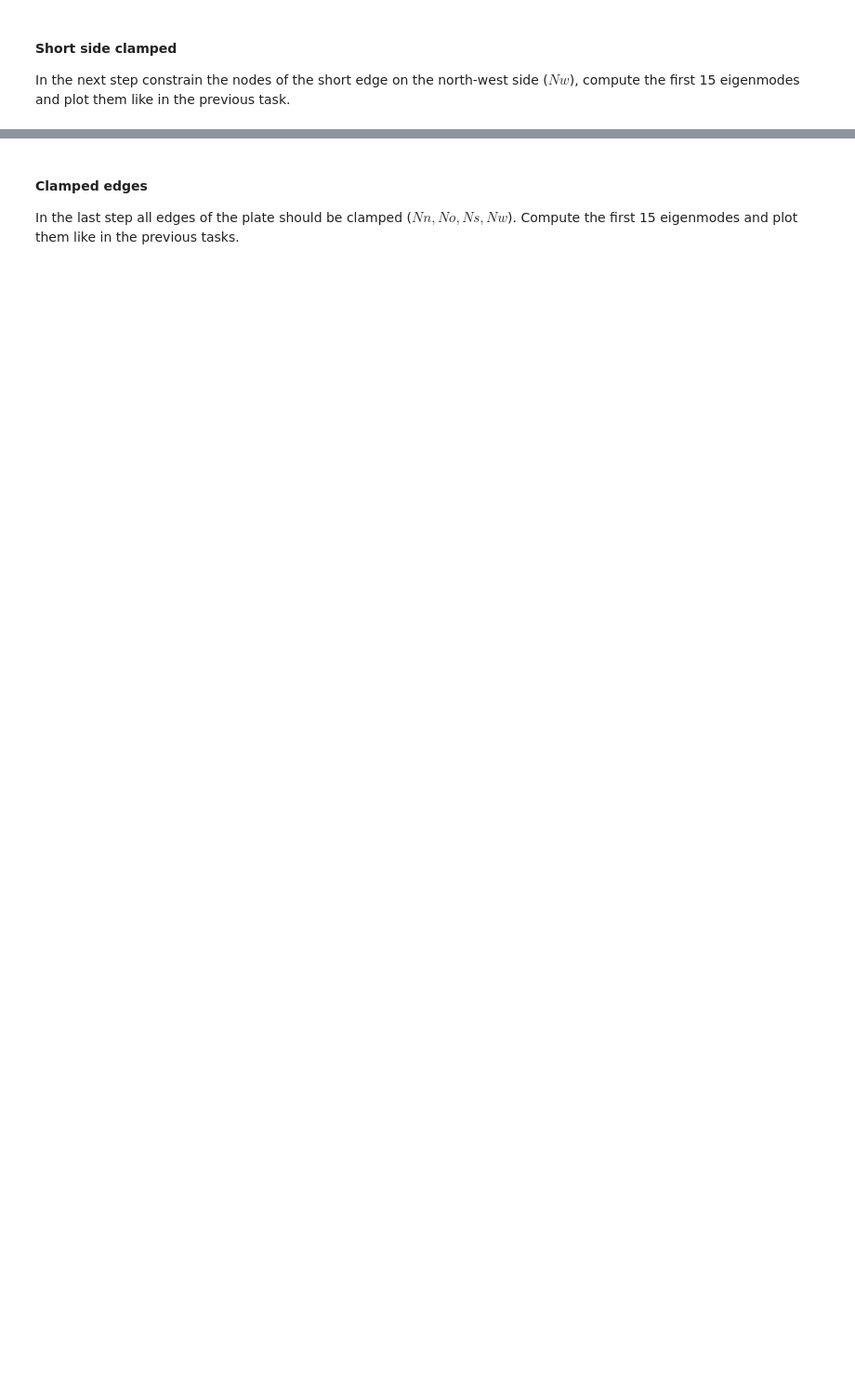
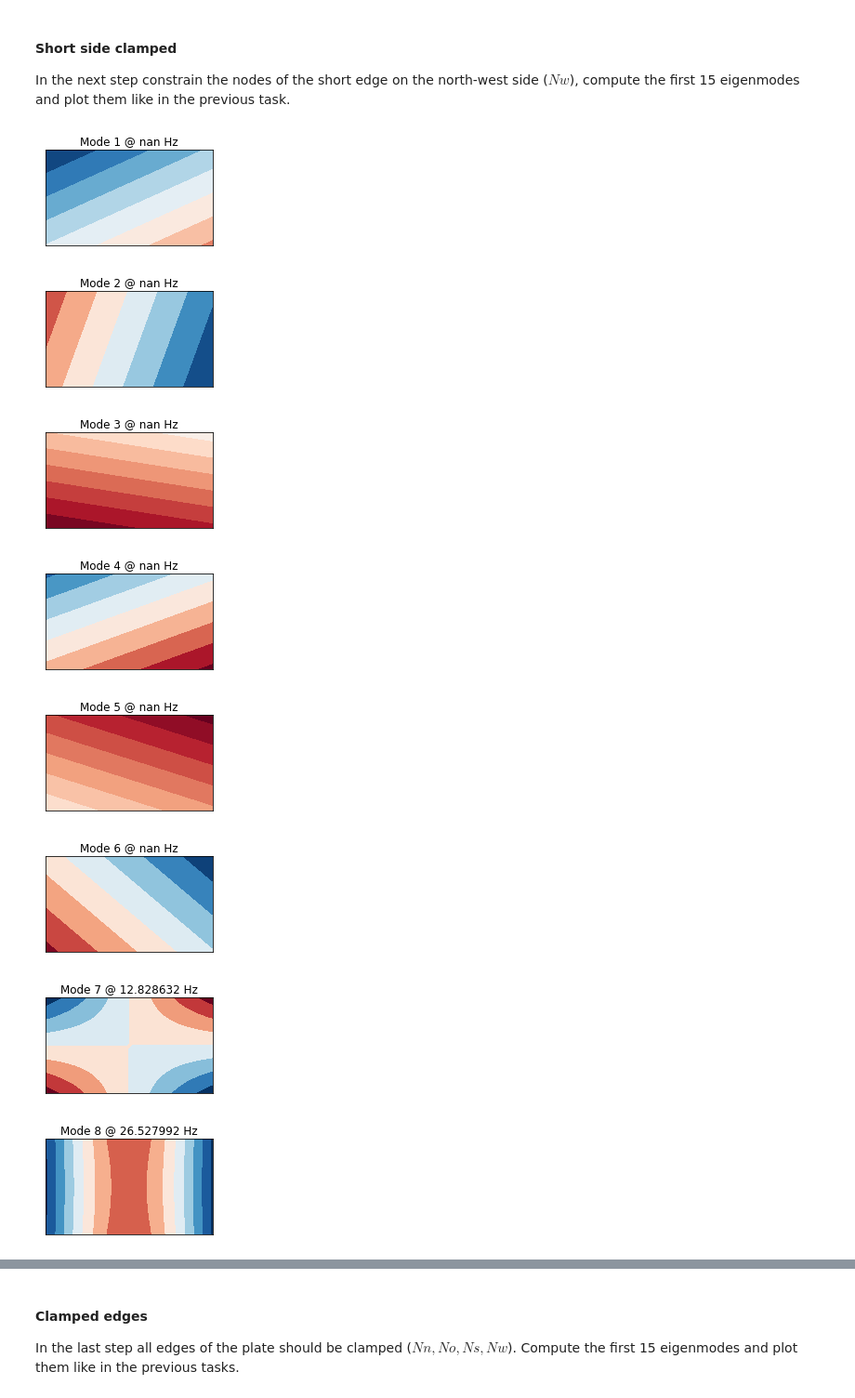
Before and after one commit to phmandl/modalanalyse, a Jupyter notebook: HW1/1_EigenvalueProblem_template.ipynb, the cells around one changed output, grey strips where cells are left out. Shown at 93% size. Saved outputs shown, nothing was run; the diff lists cells and outputs as text; code cells hidden in the pictures; blank space fills up the shorter version.

```diff
--- a/HW1/1_EigenvalueProblem_template.ipynb
+++ b/HW1/1_EigenvalueProblem_template.ipynb
@@ -383,3 +418,25 @@ def plotmodes(V) :
 # %% [markdown]
 #### Short side clamped
 In the next step constrain the nodes of the short edge on the north-west side ($Nw$), compute the first 15 eigenmodes and plot them like in the previous task.
+# %%
+# select nodes on the west-side, i.e. at x=x_min
+tol = 1e-12
+x_min = X[:,0].min()
+Nw = np.argwhere(np.abs(X[:,0]-x_min)<tol) # Node indices of West-Edge nodes
+
+# only compute a subset of modes
+import math
+from scipy.linalg import eigh
+k = 15
+W,V = eigh(K,M,eigvals=(0,k))
+
+plotmodes(V)
+# %% [output]
+[figure, added]
+[figure, added]
+[figure, added]
+[figure, added]
+[figure, added]
+[figure, added]
+[figure, added]
+[figure, added]
```
Also changed, not shown: parts of 7 cells of this notebook.
